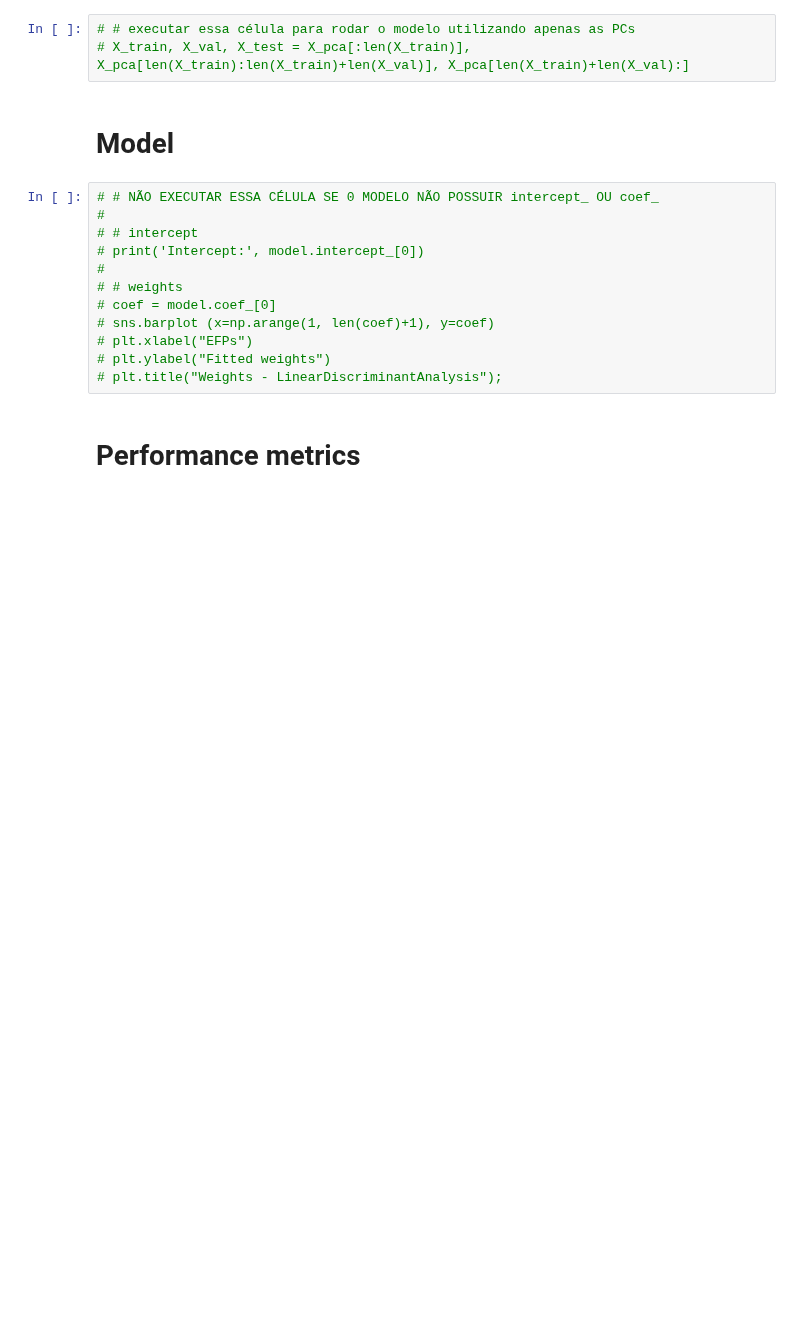
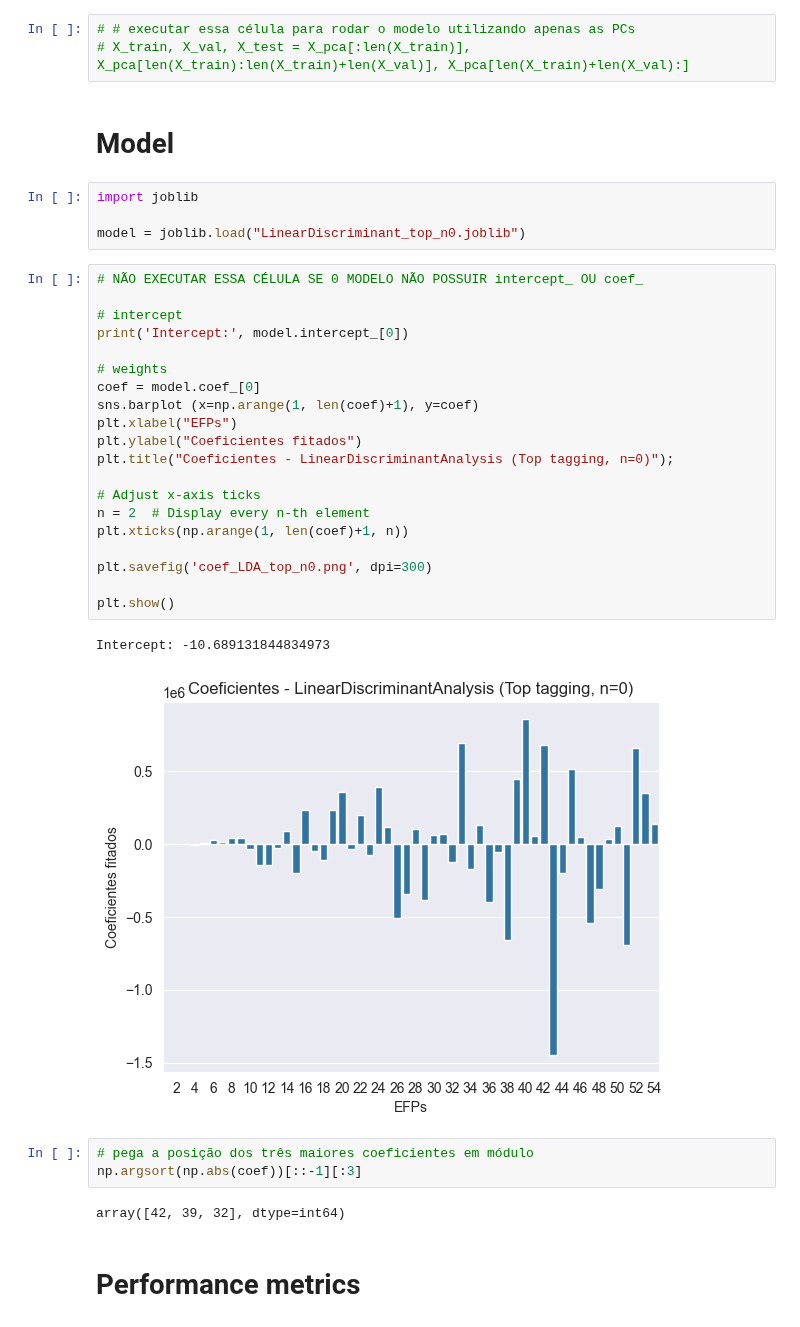
Before and after one commit to mathmartines/JetTagging, a Jupyter notebook: ML/EFPs/DiscriminantAnalysis/Bruno-EFPs-discriminant_analysis.ipynb, the cells around one changed output. Drawn from its saved outputs; the diff is of its cells as text; blank space fills up the shorter version.

```diff
--- a/ML/EFPs/DiscriminantAnalysis/Bruno-EFPs-discriminant_analysis.ipynb
+++ b/ML/EFPs/DiscriminantAnalysis/Bruno-EFPs-discriminant_analysis.ipynb
@@ -94,18 +101,38 @@ Explicabilidade da segunda componente principal (PC2): 0.996
 # X_train, X_val, X_test = X_pca[:len(X_train)], X_pca[len(X_train):len(X_train)+len(X_val)], X_pca[len(X_train)+len(X_val):]
 # %% [markdown]
 # Model
+# %%
+import joblib
+
+model = joblib.load("LinearDiscriminant_top_n0.joblib")
 # %%
-# # NÃO EXECUTAR ESSA CÉLULA SE 0 MODELO NÃO POSSUIR intercept_ OU coef_
-#
-# # intercept
-# print('Intercept:', model.intercept_[0])
-#
-# # weights
-# coef = model.coef_[0]
-# sns.barplot (x=np.arange(1, len(coef)+1), y=coef)
-# plt.xlabel("EFPs")
-# plt.ylabel("Fitted weights")
-# plt.title("Weights - LinearDiscriminantAnalysis");
+# NÃO EXECUTAR ESSA CÉLULA SE 0 MODELO NÃO POSSUIR intercept_ OU coef_
+
+# intercept
+print('Intercept:', model.intercept_[0])
+
+# weights
+coef = model.coef_[0]
+sns.barplot (x=np.arange(1, len(coef)+1), y=coef)
+plt.xlabel("EFPs")
+plt.ylabel("Coeficientes fitados")
+plt.title("Coeficientes - LinearDiscriminantAnalysis (Top tagging, n=0)");
+
+# Adjust x-axis ticks
+n = 2  # Display every n-th element
+plt.xticks(np.arange(1, len(coef)+1, n))
+
+plt.savefig('coef_LDA_top_n0.png', dpi=300)
+
+plt.show()
+# %% [output]
+Intercept: -10.689131844834973
+[figure, added]
+# %%
+# pega a posição dos três maiores coeficientes em módulo
+np.argsort(np.abs(coef))[::-1][:3]
+# %% [output]
+array([42, 39, 32], dtype=int64)
 # %% [markdown]
 # Performance metrics
 # %%
```
Also changed, not shown: parts of 3 cells of this notebook, 7 other files.
